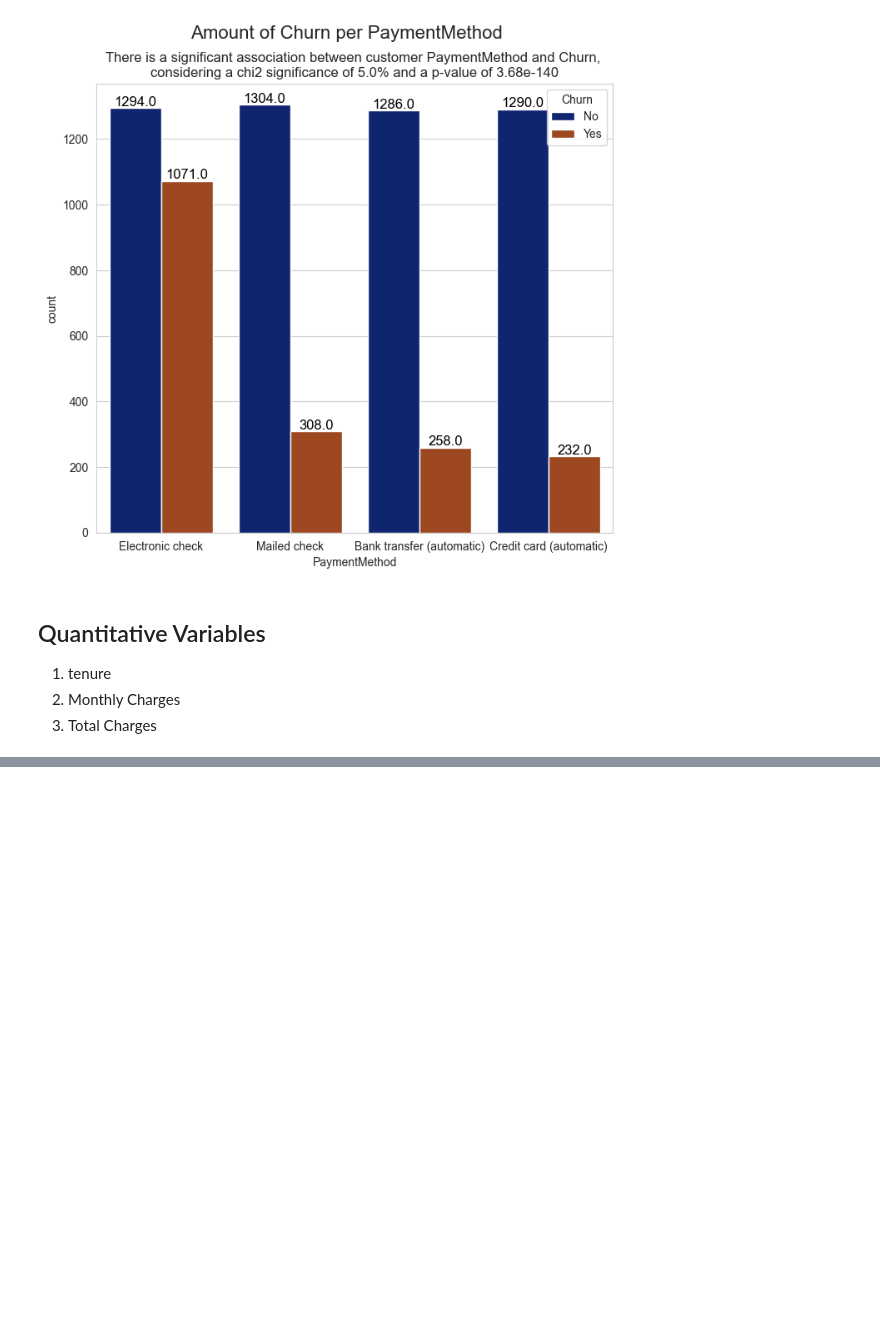
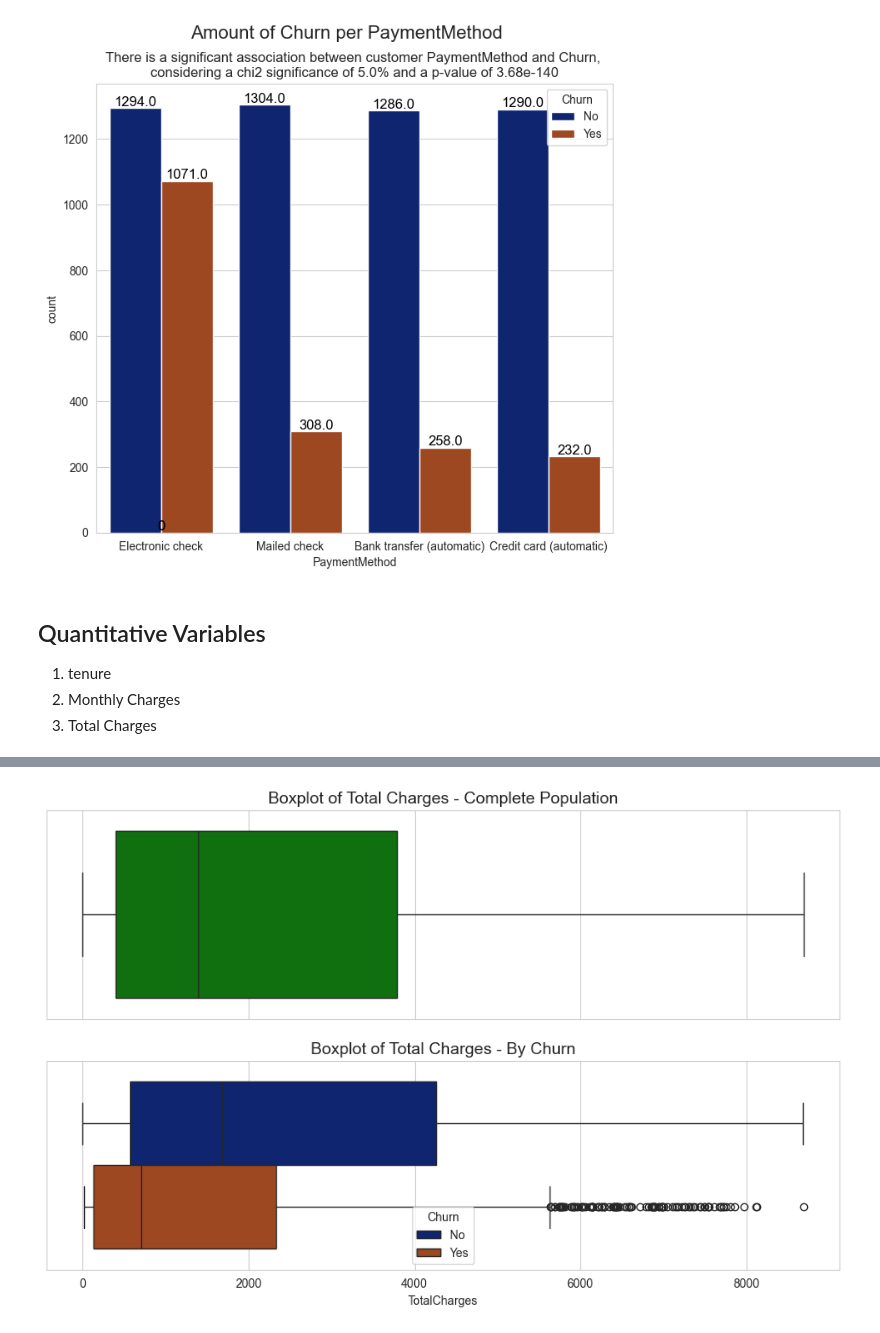
Before and after one commit to Gbrlmoraes/telecom_churn_prediction, a Jupyter notebook: notebooks/exploratory_data_analysis.ipynb, the cells around one changed output, grey strips where cells are left out. Saved outputs shown, nothing was run; the diff lists cells and outputs as text; code cells hidden in the pictures; blank space fills up the shorter version.

```diff
--- a/notebooks/exploratory_data_analysis.ipynb
+++ b/notebooks/exploratory_data_analysis.ipynb
@@ -371,0 +463,3 @@ check_qualitative_variable('PaymentMethod', df)
+# %%
+df['TotalCharges'] = df['TotalCharges'].replace(' ', '0').astype(float)
+df['TotalCharges'].describe()
@@ -371,0 +476,25 @@ check_qualitative_variable('PaymentMethod', df)
+# %%
+fig, axes = plt.subplots(2, sharex = True)
+fig.set_figheight(7)
+fig.set_figwidth(12)
+
+sns.boxplot(
+    x = 'TotalCharges',
+    data = df,
+    ax = axes[0],
+    color = 'green'
+)
+axes[0].set_title('Boxplot of Total Charges - Complete Population', fontsize = 14)
+axes[0].set_xlabel('')
+
+sns.boxplot(
+    x = 'TotalCharges',
+    data = df,
+    hue = 'Churn',
+    ax = axes[1]
+)
+axes[1].set_title('Boxplot of Total Charges - By Churn', fontsize = 14)
+
+plt.show()
+# %% [output]
+[figure, added]
```
Also changed, not shown: parts of 14 cells of this notebook.
